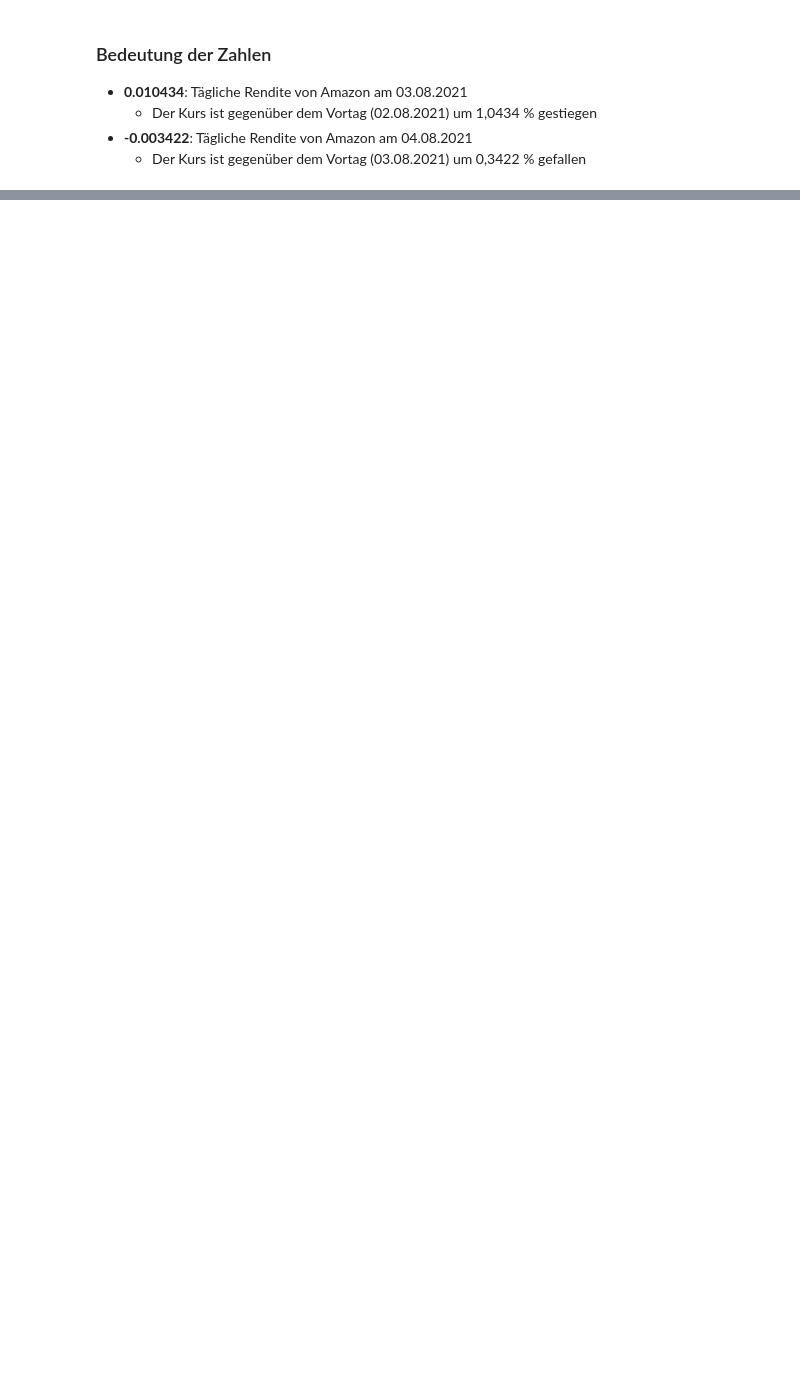
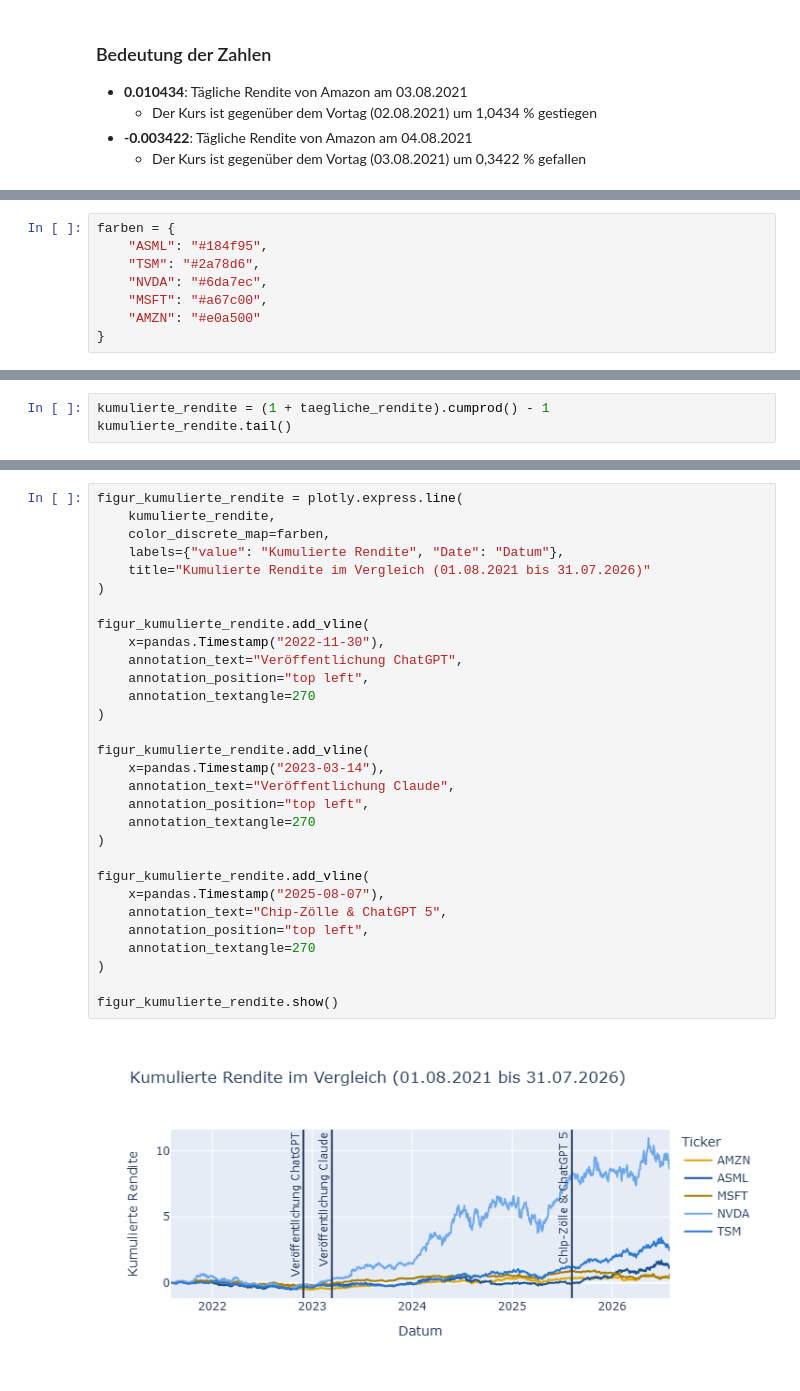
Before and after one commit to dustin-keks/DLBFTPPP01, a Jupyter notebook: praesentation.ipynb, the cells around one changed output, grey strips where cells are left out. Saved outputs shown, nothing was run; the diff lists cells and outputs as text; blank space fills up the shorter version.

```diff
--- a/praesentation.ipynb
+++ b/praesentation.ipynb
@@ -176,0 +183,8 @@ returns.head()
+# %%
+farben = {
+    "ASML": "#184f95",
+    "TSM": "#2a78d6",
+    "NVDA": "#6da7ec",
+    "MSFT": "#a67c00",
+    "AMZN": "#e0a500"
+}
@@ -176,0 +200,3 @@ returns.head()
+# %%
+kumulierte_rendite = (1 + taegliche_rendite).cumprod() - 1
+kumulierte_rendite.tail()
@@ -176,0 +211,32 @@ returns.head()
+# %%
+figur_kumulierte_rendite = plotly.express.line(
+    kumulierte_rendite,
+    color_discrete_map=farben,
+    labels={"value": "Kumulierte Rendite", "Date": "Datum"},
+    title="Kumulierte Rendite im Vergleich (01.08.2021 bis 31.07.2026)"
+)
+
+figur_kumulierte_rendite.add_vline(
+    x=pandas.Timestamp("2022-11-30"),
+    annotation_text="Veröffentlichung ChatGPT",
+    annotation_position="top left",
+    annotation_textangle=270
+)
+
+figur_kumulierte_rendite.add_vline(
+    x=pandas.Timestamp("2023-03-14"),
+    annotation_text="Veröffentlichung Claude",
+    annotation_position="top left",
+    annotation_textangle=270
+)
+
+figur_kumulierte_rendite.add_vline(
+    x=pandas.Timestamp("2025-08-07"),
+    annotation_text="Chip-Zölle & ChatGPT 5",
+    annotation_position="top left",
+    annotation_textangle=270
+)
+
+figur_kumulierte_rendite.show()
+# %% [output]
+[figure, added]
```
Also changed, not shown: parts of 26 cells of this notebook.
